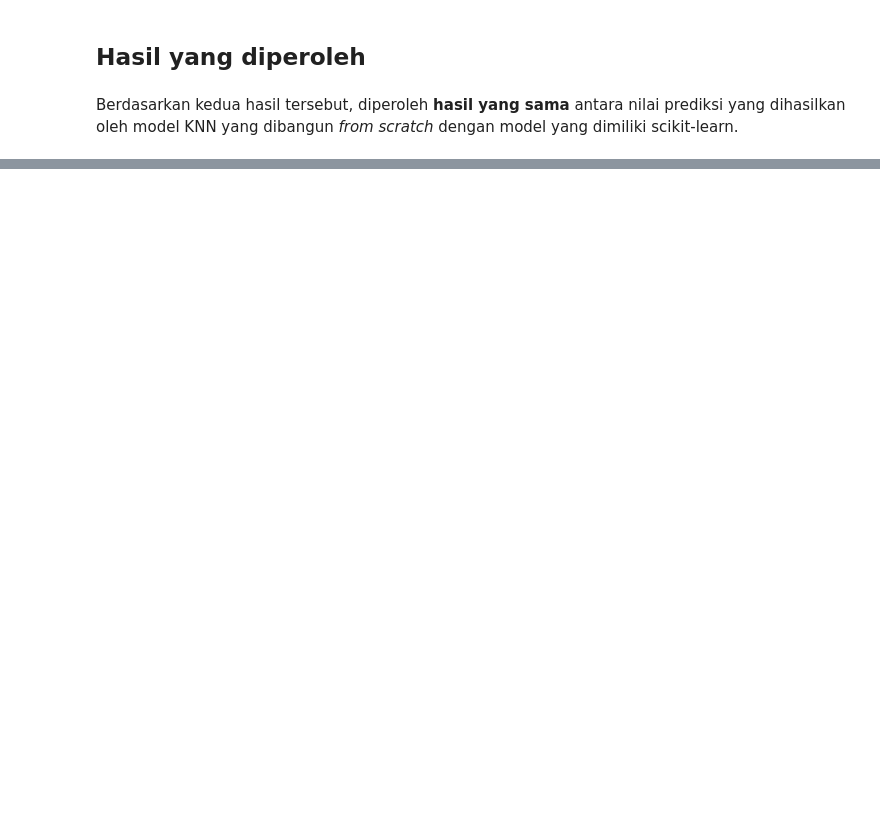
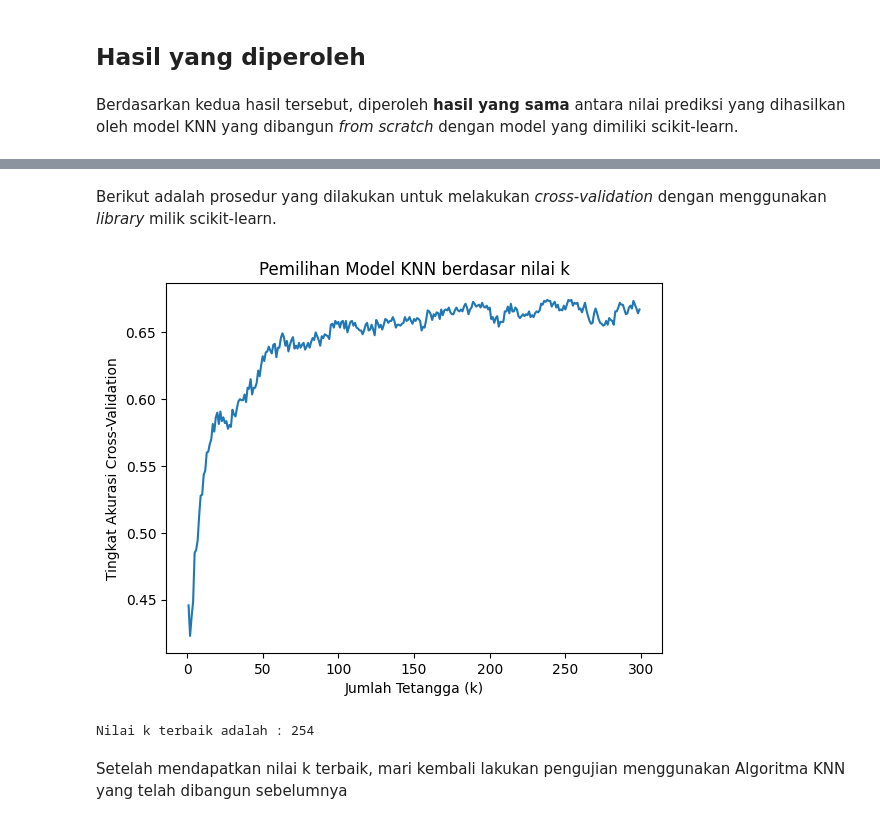
Before and after one commit to mikeleo03/Supervised-Learning-Algorithm, a Jupyter notebook: src/knn.ipynb, the cells around one changed output, grey strips where cells are left out. Saved outputs shown, nothing was run; the diff lists cells and outputs as text; code cells hidden in the pictures; blank space fills up the shorter version.

```diff
--- a/src/knn.ipynb
+++ b/src/knn.ipynb
@@ -47,7 +47,7 @@ x_test = scaler.transform(x_test)
 Berikut adalah hasil pemrosesan Algoritma KNN yang dibangun *from scratch*.
 # %%
 # Gunakan model KNN yang sebelumnya dibangun
-knn_scratch = KNNAlgorithm(3)       # Gunakan nilai k = 3 sebagai nilai awal
+knn_scratch = KNNAlgorithm(5)       # Gunakan nilai k = 5 sebagai nilai awal
 
 # Lakukan fit model
 knn_scratch.fit(x_train, y_train)
@@ -81,7 +81,7 @@ Hasil pemrosesan diatas akan dibandingkan dengan hasil yang diperoleh dari *libr
 # Pemanggilan model KNN dari scikit-learn
 from sklearn.neighbors import KNeighborsClassifier
 
-knn_scikit = KNeighborsClassifier(n_neighbors=3)        # Dengan menggunakan nilai k yang sama
+knn_scikit = KNeighborsClassifier(n_neighbors=5)        # Dengan menggunakan nilai k yang sama
 knn_scikit.fit(x_train, y_train)
 y_pred_scikit = knn_scikit.predict(x_test)
 # %%
@@ -121,0 +137,31 @@ weighted avg       1.00      1.00      1.00       600
+# %% [markdown]
+Berikut adalah prosedur yang dilakukan untuk melakukan *cross-validation* dengan menggunakan *library* milik scikit-learn.
+# %%
+# Impor library yang diperlukan
+from sklearn.model_selection import cross_val_score
+import matplotlib.pyplot as plt
+
+# Menemukan nilai 'k' terbaik dengan cross-validation
+k_values = list(range(1, 300))      # Iterasi dilakukan pada rentang k antara 1 - 300
+cv_scores = []
+
+for k in k_values:
+    knn = KNeighborsClassifier(n_neighbors=k)
+    scores = cross_val_score(knn, x_train, y_train, cv=5, scoring='accuracy')  # Digunakan 5-fold cross-validation
+    cv_scores.append(np.mean(scores))
+
+# Membuat ilustrasi perbandingan pemilihan nilai k dengan akurasi
+plt.plot(k_values, cv_scores)
+plt.xlabel('Jumlah Tetangga (k)')
+plt.ylabel('Tingkat Akurasi Cross-Validation')
+plt.title('Pemilihan Model KNN berdasar nilai k')
+plt.show()
+
+# Memilih nilai k yang memiliki nilai akurasi terbaik
+best_k = k_values[np.argmax(cv_scores)]
+print(f'Nilai k terbaik adalah : {best_k}')
+# %% [output]
+[figure, added]
+Nilai k terbaik adalah : 254
+# %% [markdown]
+Setelah mendapatkan nilai k terbaik, mari kembali lakukan pengujian menggunakan Algoritma KNN yang telah dibangun sebelumnya
```
Also changed, not shown: parts of 12 cells of this notebook, 1 other file.
